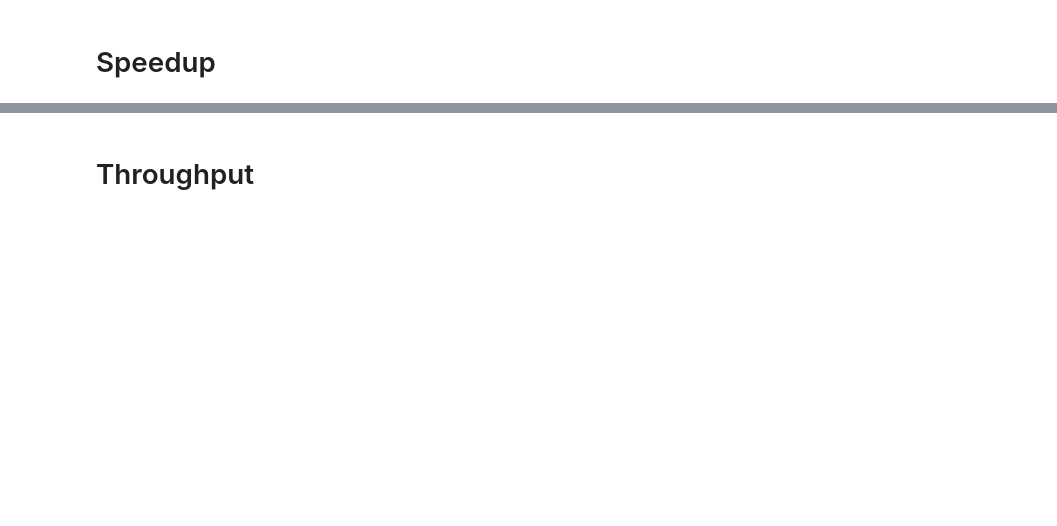
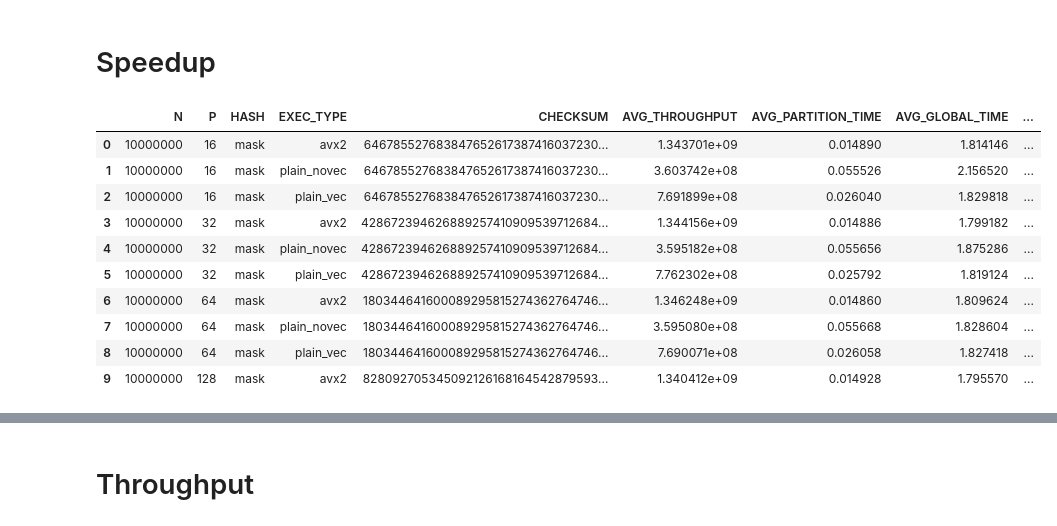
Before and after one commit to GianlucaPanzani/Optimization-of-Partitioned-Hash-Join-with-Duplicates, a Jupyter notebook: src/stable_statistics.ipynb, the cells around one changed output, grey strips where cells are left out. Saved outputs shown, nothing was run; the diff lists cells and outputs as text; code cells hidden in the pictures; blank space fills up the shorter version.

```diff
--- a/src/stable_statistics.ipynb
+++ b/src/stable_statistics.ipynb
@@ -131,3 +119,34 @@ stable_avg_df
 # %% [markdown]
 # Speedup
+# %%
+# Use the averaged throughput of plain_novec as the reference for speedup.
+baseline_exec_type = "plain_novec"
+baseline_df = (
+    stable_avg_df[stable_avg_df["EXEC_TYPE"] == baseline_exec_type][
+        ["N", "P", "HASH", "CHECKSUM", "AVG_THROUGHPUT"]
+    ]
+    .rename(columns={"AVG_THROUGHPUT": "BASELINE_AVG_THROUGHPUT"})
+)
+speedup_avg_df = stable_avg_df.merge(
+    baseline_df,
+    on=["N", "P", "HASH", "CHECKSUM"],
+    how="left",
+)
+speedup_avg_df["SPEEDUP"] = (
+    round(speedup_avg_df["AVG_THROUGHPUT"] / speedup_avg_df["BASELINE_AVG_THROUGHPUT"], 2)
+)
+
+speedup_avg_df.head(10)
+# %% [output]
+|  | N | P | HASH | EXEC_TYPE | CHECKSUM | AVG_THROUGHPUT | AVG_PARTITION_TIME | AVG_GLOBAL_TIME | ... |
+| 0 | 10000000 | 16 | mask | avx2 | 646785527683847652617387416037230... | 1.343701e+09 | 0.014890 | 1.814146 | ... |
+| 1 | 10000000 | 16 | mask | plain_novec | 646785527683847652617387416037230... | 3.603742e+08 | 0.055526 | 2.156520 | ... |
+| 2 | 10000000 | 16 | mask | plain_vec | 646785527683847652617387416037230... | 7.691899e+08 | 0.026040 | 1.829818 | ... |
+| 3 | 10000000 | 32 | mask | avx2 | 428672394626889257410909539712684... | 1.344156e+09 | 0.014886 | 1.799182 | ... |
+| 4 | 10000000 | 32 | mask | plain_novec | 428672394626889257410909539712684... | 3.595182e+08 | 0.055656 | 1.875286 | ... |
+| 5 | 10000000 | 32 | mask | plain_vec | 428672394626889257410909539712684... | 7.762302e+08 | 0.025792 | 1.819124 | ... |
+| 6 | 10000000 | 64 | mask | avx2 | 180344641600089295815274362764746... | 1.346248e+09 | 0.014860 | 1.809624 | ... |
+| 7 | 10000000 | 64 | mask | plain_novec | 180344641600089295815274362764746... | 3.595080e+08 | 0.055668 | 1.828604 | ... |
+| 8 | 10000000 | 64 | mask | plain_vec | 180344641600089295815274362764746... | 7.690071e+08 | 0.026058 | 1.827418 | ... |
+| 9 | 10000000 | 128 | mask | avx2 | 828092705345092126168164542879593... | 1.340412e+09 | 0.014928 | 1.795570 | ... |
 # %%
```
Also changed, not shown: parts of 5 cells of this notebook.
